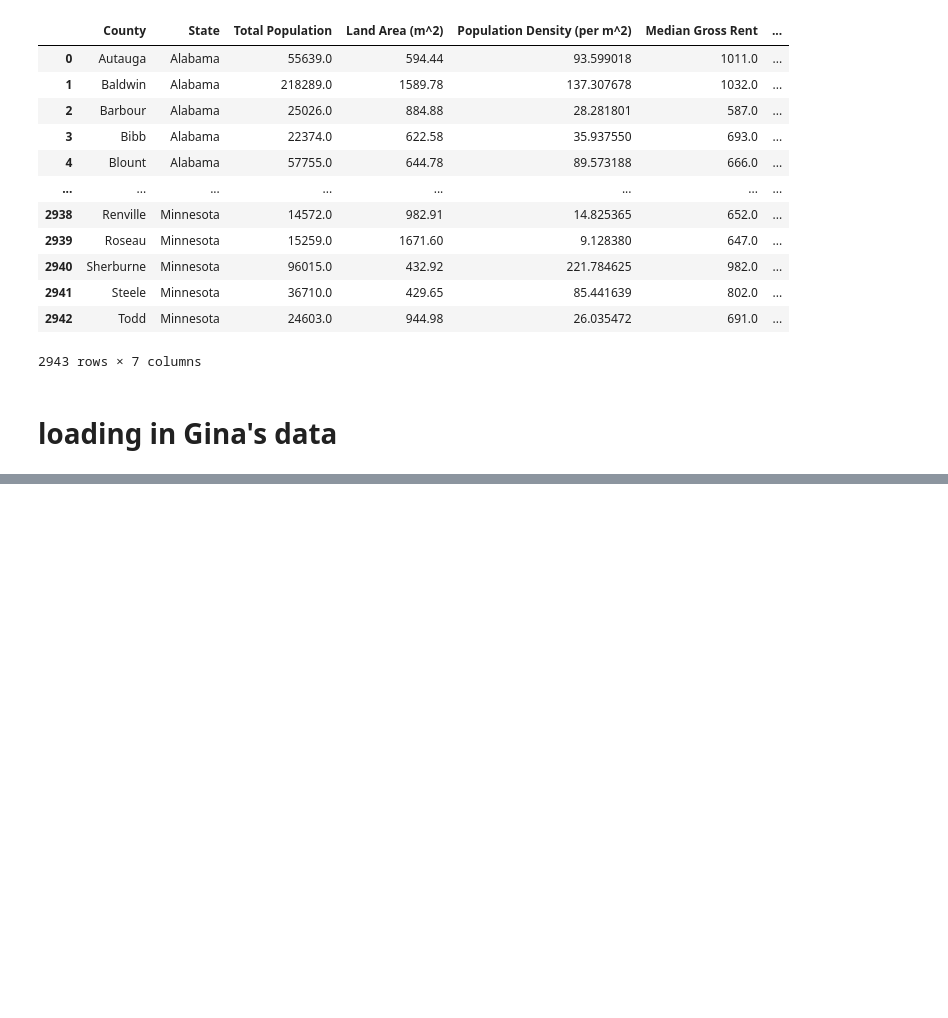
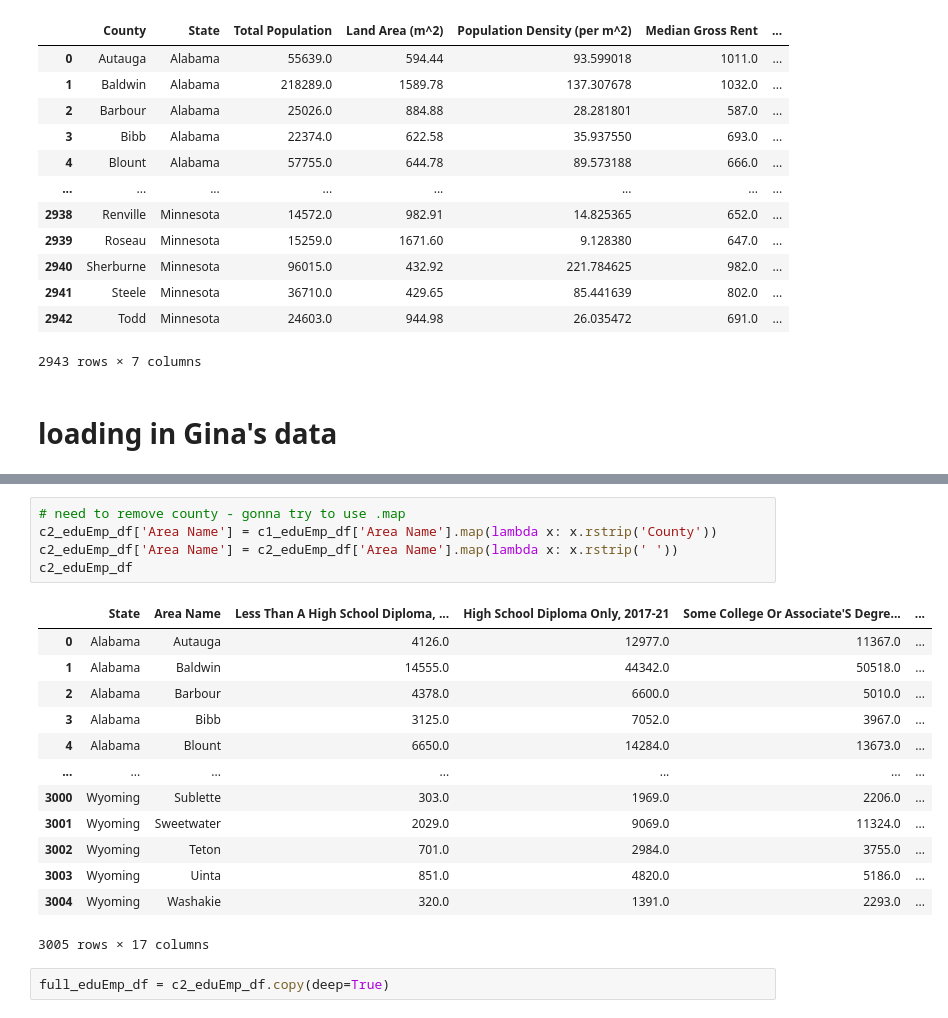
Before and after one commit to Morgen-Henry/Project-1, a Jupyter notebook: dataSourcingCleaning.ipynb, the cells around one changed output, grey strips where cells are left out. Drawn from its saved outputs; the diff is of its cells as text; blank space fills up the shorter version.

```diff
--- a/censusWrapperPractice.ipynb
+++ b/dataSourcingCleaning.ipynb
@@ -630,0 +733,21 @@ county_df2
+# %%
+# need to remove county - gonna try to use .map
+c2_eduEmp_df['Area Name'] = c1_eduEmp_df['Area Name'].map(lambda x: x.rstrip('County'))
+c2_eduEmp_df['Area Name'] = c2_eduEmp_df['Area Name'].map(lambda x: x.rstrip(' '))
+c2_eduEmp_df
+# %% [output]
+|  | State | Area Name | Less Than A High School Diploma, ... | High School Diploma Only, 2017-21 | Some College Or Associate'S Degre... | ... |
+| 0 | Alabama | Autauga | 4126.0 | 12977.0 | 11367.0 | ... |
+| 1 | Alabama | Baldwin | 14555.0 | 44342.0 | 50518.0 | ... |
+| 2 | Alabama | Barbour | 4378.0 | 6600.0 | 5010.0 | ... |
+| 3 | Alabama | Bibb | 3125.0 | 7052.0 | 3967.0 | ... |
+| 4 | Alabama | Blount | 6650.0 | 14284.0 | 13673.0 | ... |
+| ... | ... | ... | ... | ... | ... | ... |
+| 3000 | Wyoming | Sublette | 303.0 | 1969.0 | 2206.0 | ... |
+| 3001 | Wyoming | Sweetwater | 2029.0 | 9069.0 | 11324.0 | ... |
+| 3002 | Wyoming | Teton | 701.0 | 2984.0 | 3755.0 | ... |
+| 3003 | Wyoming | Uinta | 851.0 | 4820.0 | 5186.0 | ... |
+| 3004 | Wyoming | Washakie | 320.0 | 1391.0 | 2293.0 | ... |
+3005 rows × 17 columns
+# %%
+full_eduEmp_df = c2_eduEmp_df.copy(deep=True)
```
Also changed, not shown: parts of 15 cells of this notebook, 1 other file.
